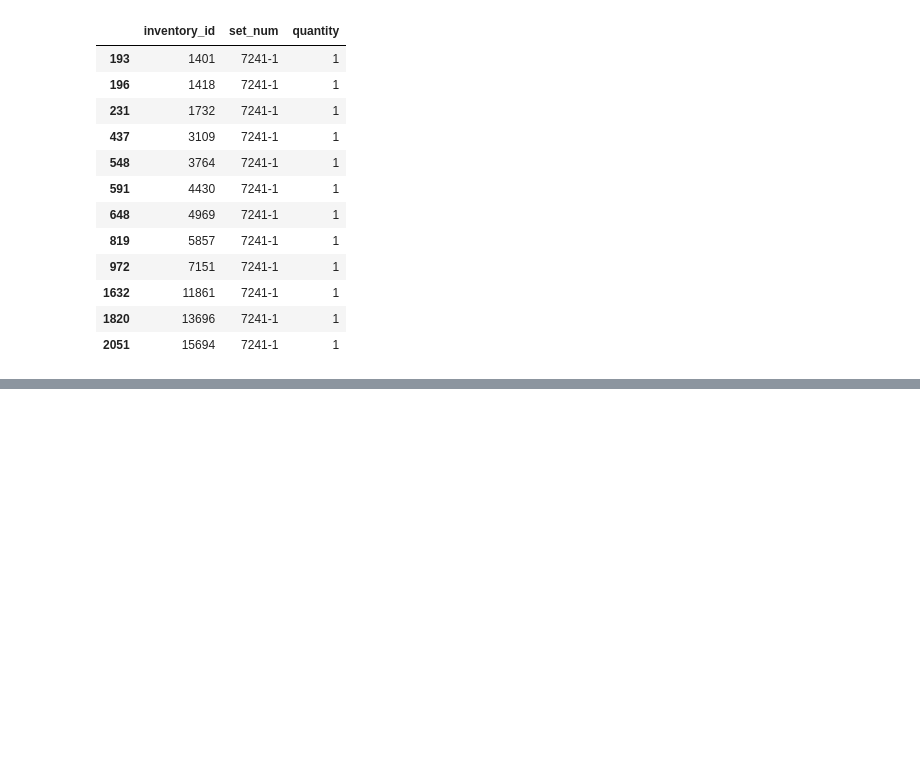
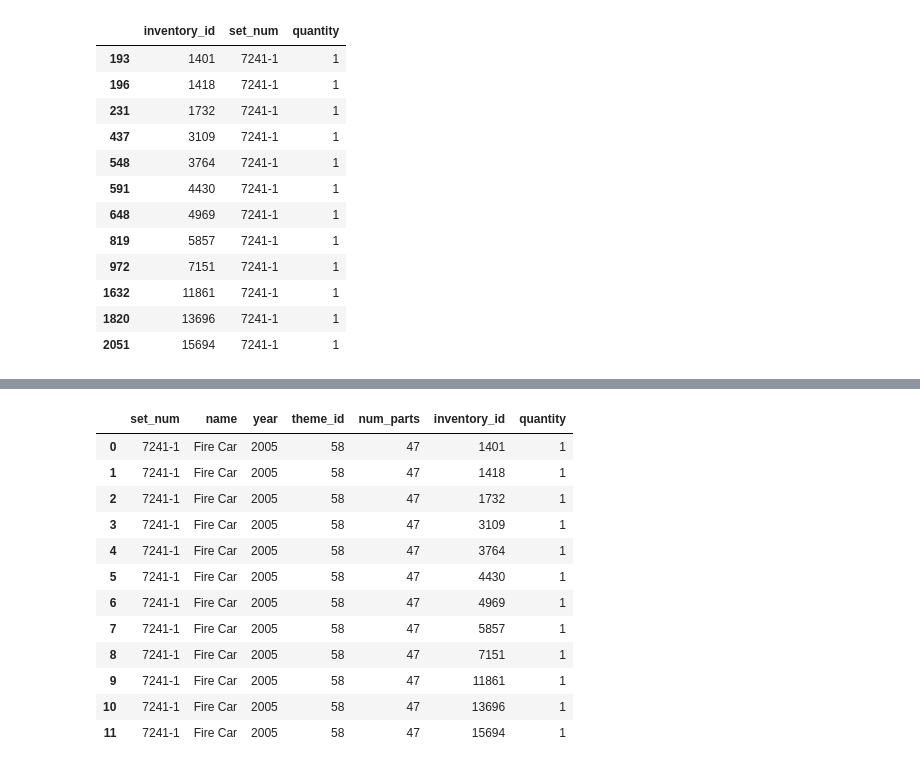
Before and after one commit to oscardbocanegra/udemy, a Jupyter notebook: analisis_datos/merging_dataframes.ipynb, the cells around one changed output, grey strips where cells are left out. Saved outputs shown, nothing was run; the diff lists cells and outputs as text; code cells hidden in the pictures; blank space fills up the shorter version.

Commit message:
merge group by

```diff
--- a/analisis_datos/merging_dataframes.ipynb
+++ b/analisis_datos/merging_dataframes.ipynb
@@ -371,3 +371,6 @@ inventory_set.query("set_num =='7241-1'")
 | 1632 | 11861 | 7241-1 | 1 |
 | 1820 | 13696 | 7241-1 | 1 |
 | 2051 | 15694 | 7241-1 | 1 |
+# %%
+set_example = sets.query("set_num =='7241-1'")
+set_example
@@ -373,0 +380,3 @@ inventory_set.query("set_num =='7241-1'")
+# %%
+inventory_example = inventory_set.query("set_num =='7241-1'")
+inventory_example
@@ -373,0 +397,16 @@ inventory_set.query("set_num =='7241-1'")
+# %%
+pd.merge(set_example, inventory_example, on="set_num")
+# %% [output]
+|  | set_num | name | year | theme_id | num_parts | inventory_id | quantity |
+| 0 | 7241-1 | Fire Car | 2005 | 58 | 47 | 1401 | 1 |
+| 1 | 7241-1 | Fire Car | 2005 | 58 | 47 | 1418 | 1 |
+| 2 | 7241-1 | Fire Car | 2005 | 58 | 47 | 1732 | 1 |
+| 3 | 7241-1 | Fire Car | 2005 | 58 | 47 | 3109 | 1 |
+| 4 | 7241-1 | Fire Car | 2005 | 58 | 47 | 3764 | 1 |
+| 5 | 7241-1 | Fire Car | 2005 | 58 | 47 | 4430 | 1 |
+| 6 | 7241-1 | Fire Car | 2005 | 58 | 47 | 4969 | 1 |
+| 7 | 7241-1 | Fire Car | 2005 | 58 | 47 | 5857 | 1 |
+| 8 | 7241-1 | Fire Car | 2005 | 58 | 47 | 7151 | 1 |
+| 9 | 7241-1 | Fire Car | 2005 | 58 | 47 | 11861 | 1 |
+| 10 | 7241-1 | Fire Car | 2005 | 58 | 47 | 13696 | 1 |
+| 11 | 7241-1 | Fire Car | 2005 | 58 | 47 | 15694 | 1 |
```
Also changed, not shown: parts of 6 cells of this notebook.
